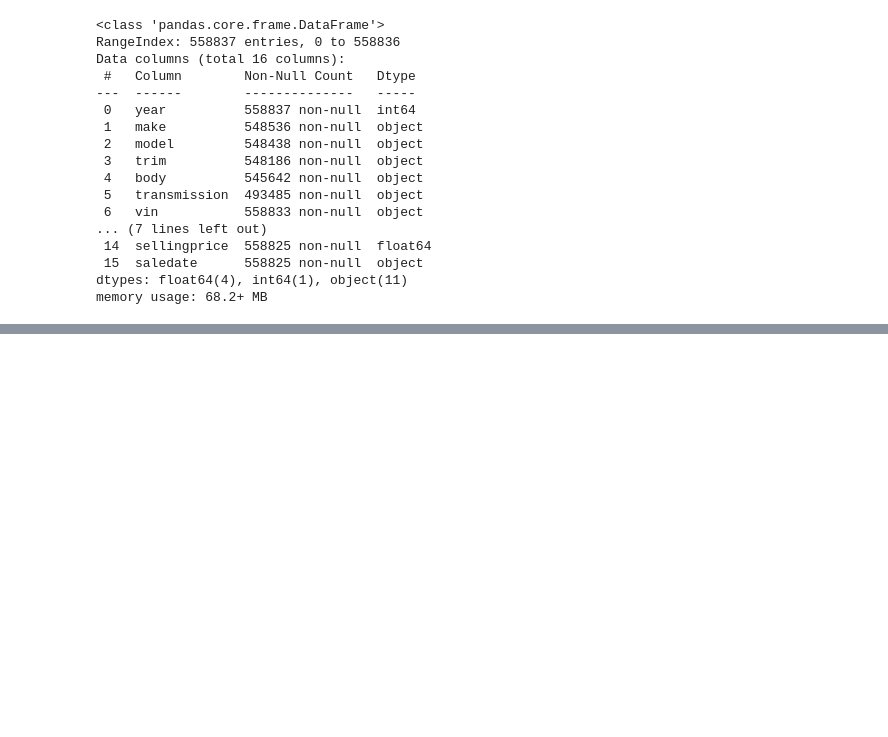
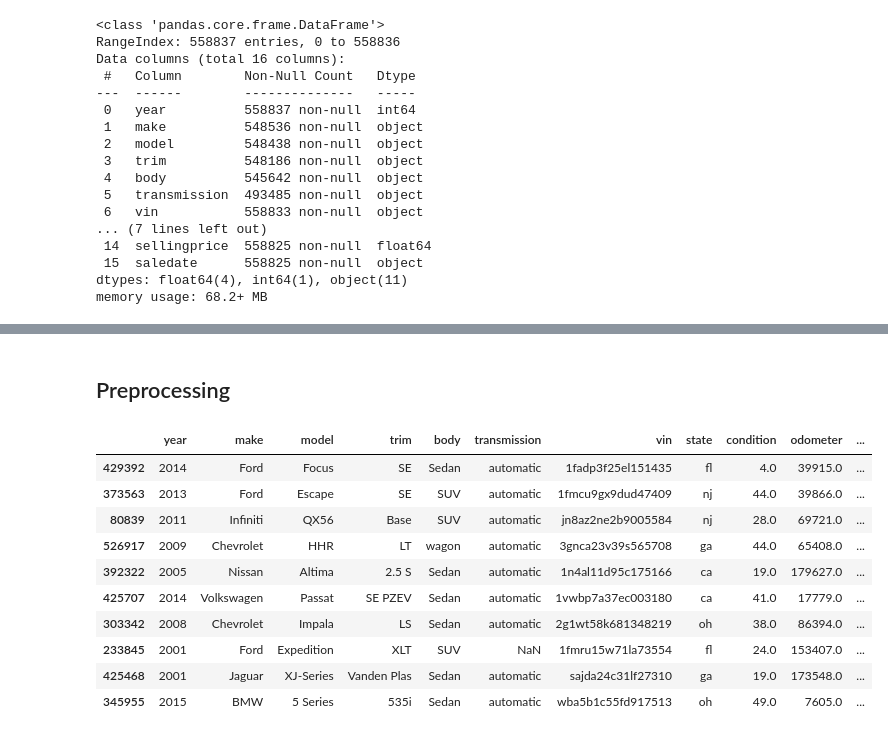
Before and after one commit to JinnOppa/BoyWithLuv-Team, a Jupyter notebook: car_price_pred/car.ipynb, the cells around one changed output, grey strips where cells are left out. Saved outputs shown, nothing was run; the diff lists cells and outputs as text; code cells hidden in the pictures; blank space fills up the shorter version.

```diff
--- a/car_price_pred/car.ipynb
+++ b/car_price_pred/car.ipynb
@@ -33,0 +148,16 @@ memory usage: 68.2+ MB
+# %% [markdown]
+## Preprocessing
+# %%
+df.sample(10)
+# %% [output]
+|  | year | make | model | trim | body | transmission | vin | state | condition | odometer | ... |
+| 429392 | 2014 | Ford | Focus | SE | Sedan | automatic | 1fadp3f25el151435 | fl | 4.0 | 39915.0 | ... |
+| 373563 | 2013 | Ford | Escape | SE | SUV | automatic | 1fmcu9gx9dud47409 | nj | 44.0 | 39866.0 | ... |
+| 80839 | 2011 | Infiniti | QX56 | Base | SUV | automatic | jn8az2ne2b9005584 | nj | 28.0 | 69721.0 | ... |
+| 526917 | 2009 | Chevrolet | HHR | LT | wagon | automatic | 3gnca23v39s565708 | ga | 44.0 | 65408.0 | ... |
+| 392322 | 2005 | Nissan | Altima | 2.5 S | Sedan | automatic | 1n4al11d95c175166 | ca | 19.0 | 179627.0 | ... |
+| 425707 | 2014 | Volkswagen | Passat | SE PZEV | Sedan | automatic | 1vwbp7a37ec003180 | ca | 41.0 | 17779.0 | ... |
+| 303342 | 2008 | Chevrolet | Impala | LS | Sedan | automatic | 2g1wt58k681348219 | oh | 38.0 | 86394.0 | ... |
+| 233845 | 2001 | Ford | Expedition | XLT | SUV | NaN | 1fmru15w71la73554 | fl | 24.0 | 153407.0 | ... |
+| 425468 | 2001 | Jaguar | XJ-Series | Vanden Plas | Sedan | automatic | sajda24c31lf27310 | ga | 19.0 | 173548.0 | ... |
+| 345955 | 2015 | BMW | 5 Series | 535i | Sedan | automatic | wba5b1c55fd917513 | oh | 49.0 | 7605.0 | ... |
```
Also changed, not shown: parts of 12 cells of this notebook.
